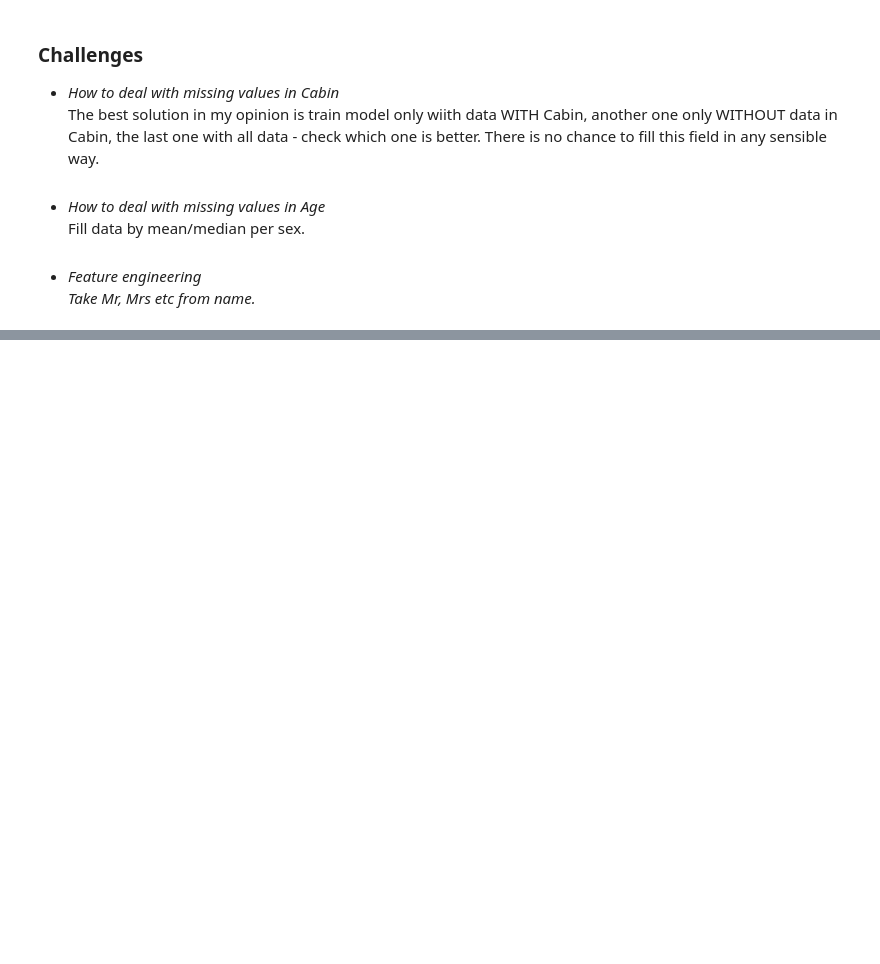
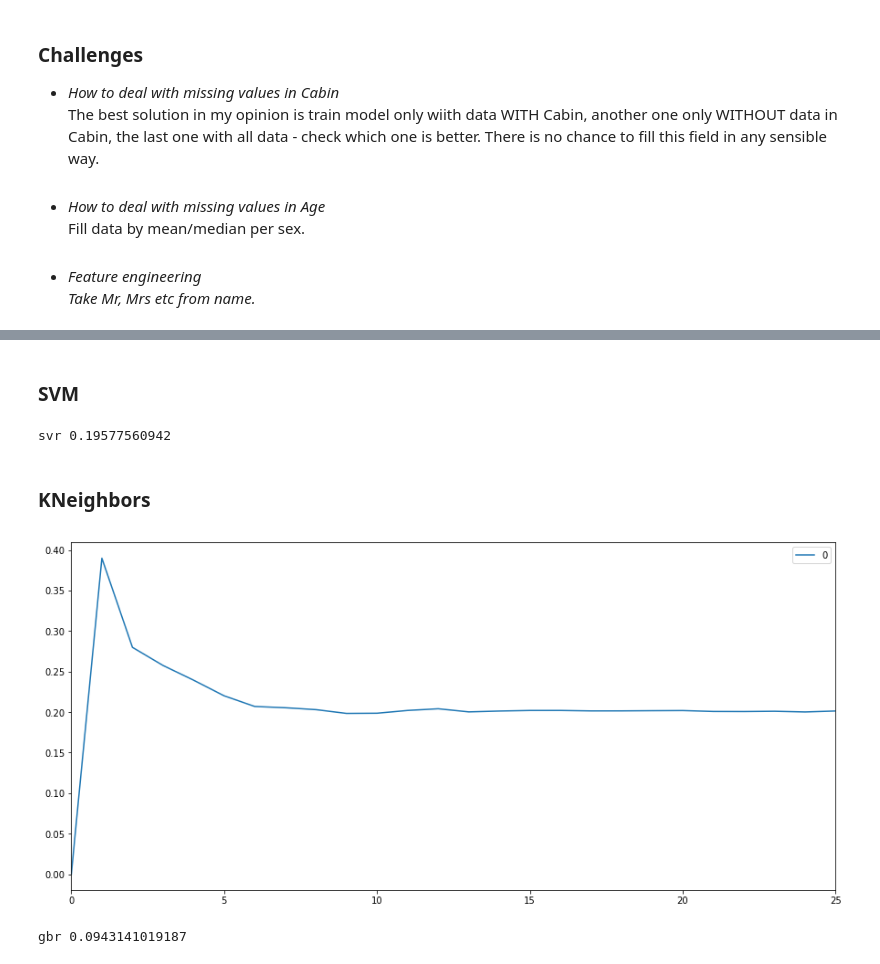
Before and after one commit to kaczikrol/Titanic_Machine_Learning_from_Disaster_kaggle, a Jupyter notebook: Titanic.ipynb, the cells around one changed output, grey strips where cells are left out. Cells and saved outputs as stored; diff of their text form; code cells hidden in the pictures; blank space fills up the shorter version.

```diff
--- a/Titanic.ipynb
+++ b/Titanic.ipynb
@@ -278,0 +384,4 @@ Fill data by mean/median per sex.<br><br>
+# %%
+base_cls.fit(X_train, y_train)
+base_cls_predict = base_cls.predict(X_test)
+print("base_cls", mean_squared_error(y_test, base_cls_predict))
@@ -278,0 +390,4 @@ Fill data by mean/median per sex.<br><br>
+# %%
+base_rgr.fit(X_train, y_train)
+base_rgr_predict = base_rgr.predict(X_test)
+print("base_rgr", mean_squared_error(y_test, base_rgr_predict))
@@ -278,0 +400,7 @@ Fill data by mean/median per sex.<br><br>
+# %%
+X_train.fillna(0, inplace = True)
+X_test.fillna(0, inplace = True)
+lin_rgr = LinearRegression()
+lin_rgr.fit(X_train, y_train)
+lin_rgr_predict = lin_rgr.predict(X_test)
+print("lin_rgr", mean_squared_error(y_test, lin_rgr_predict))
@@ -278,0 +413,2 @@ Fill data by mean/median per sex.<br><br>
+# %% [markdown]
+### SVM
@@ -278,0 +417,9 @@ Fill data by mean/median per sex.<br><br>
+# %%
+svr = SVR()
+svr.fit(X_train, y_train)
+svr_predict = svr.predict(X_test)
+print("svr", mean_squared_error(y_test, svr_predict))
+# %% [output]
+svr 0.19577560942
+# %% [markdown]
+### KNeighbors
@@ -278,0 +428,20 @@ Fill data by mean/median per sex.<br><br>
+# %%
+knn_scores = [0]
+for n in range(1,26):
+    knn = KNeighborsRegressor(n_neighbors=n)
+    knn.fit(X_train, y_train)
+    knn_predict = knn.predict(X_test)
+    knn_scores.append(mean_squared_error(y_test, knn_predict))
+
+knn_scores = pd.DataFrame(knn_scores)
+knn_scores.plot(figsize = figsize);
+# %% [output]
+[figure, added]
+# %%
+from sklearn import ensemble
+gbr = ensemble.GradientBoostingRegressor()
+gbr.fit(X_train,y_train)
+gbr_predict = gbr.predict(X_test)
+print("gbr", mean_squared_error(y_test, gbr_predict))
+# %% [output]
+gbr 0.0943141019187
```
Also changed, not shown: parts of 22 cells of this notebook.
